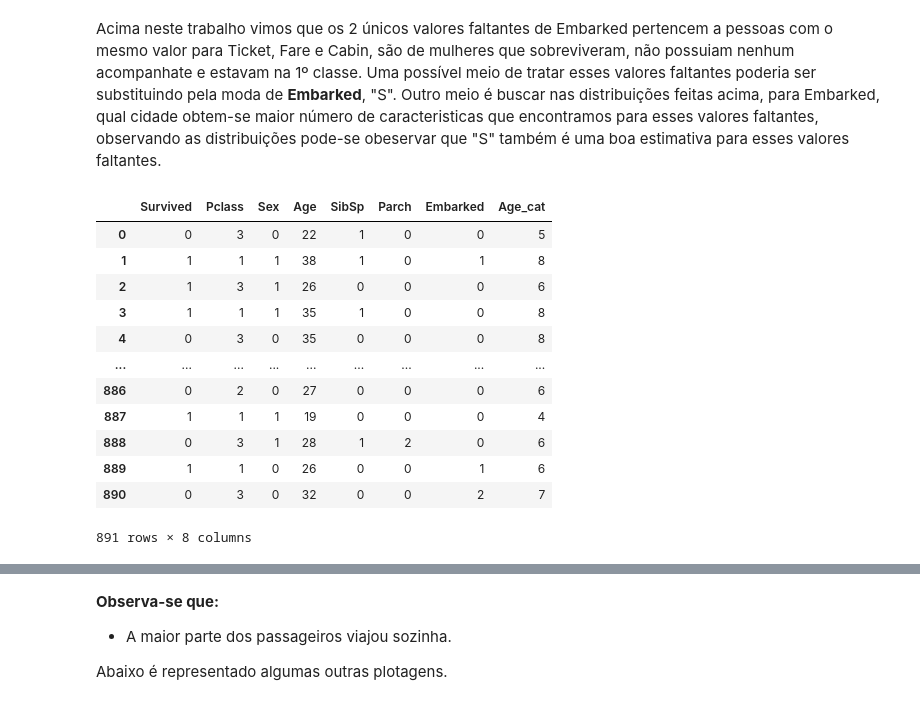
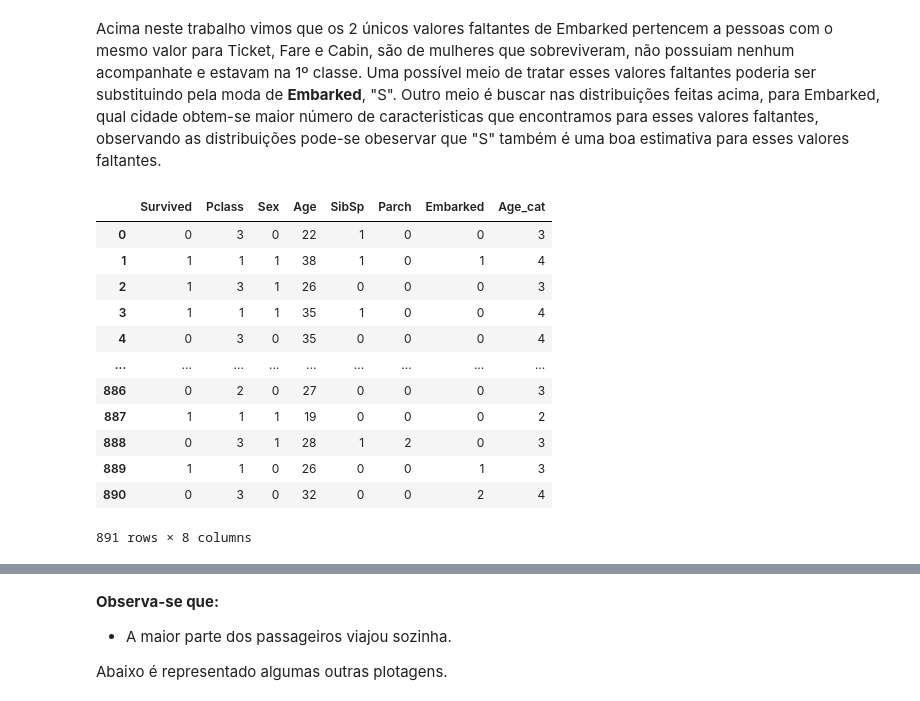
Before and after one commit to RobertGarciadSilva/python-notebooks, a Jupyter notebook: notebooks/DataTitanic/EDATitanic02.ipynb, the cells around one changed output, grey strips where cells are left out. Cells and saved outputs as stored; diff of their text form; code cells hidden in the pictures.

```diff
--- a/notebooks/DataTitanic/EDATitanic02.ipynb
+++ b/notebooks/DataTitanic/EDATitanic02.ipynb
@@ -675 +720,8 @@ dfTrain.head()
+# %%
+# data frames copy
+
+dfTrain2 = dfTrain.copy()
+dfTest2 = dfTest.copy()
+
+#dataCopy = {'dfTrain':dfTrain.copy(), 'dfTest':dfTest.copy()}
 # %%
@@ -679,7 +765,17 @@ dfTrain2 = dfTrain.copy()
 # %%
 # Dropped some columns that I will not use now.
 
-dfTrain2 = dfTrain2.drop(['PassengerId','Ticket','Fare','Cabin','Name'],1) # 1 indicating that column will be dropped.
+def drop_columns(dfData, listColumns):
+    dfData = dfData.drop(listColumns,1) # 1 indicating that column will be dropped.
+    return dfData
+
+
+dropColumns = ['PassengerId','Ticket','Fare','Cabin','Name'] # columns that will be dropped
+
+# Dropping colums dfTrain and dfTest
+dfTrain2 = drop_columns(dfTrain2, dropColumns)
+dfTest2 = drop_columns(dfTest2, dropColumns)
+
 
 #Print out current dfTrain2
 dfTrain2
@@ -702,7 +798,10 @@ dfTrain2
 
 # mapping values to Sex
 sex_map = {'male':0,'female':1}
+
+# mapping values to dfTrain and dfTest
 dfTrain2['Sex'] = dfTrain2['Sex'].map(sex_map)
+dfTest2['Sex'] = dfTest['Sex'].map(sex_map)
 
 #Print out current dfTrain2
 dfTrain2
@@ -769,24 +868,30 @@ def age_cat(x):
 
 def age_cat2(x):
     m = 1;
-    for i in range(5,61,5):
+    for i in range(10,61,10):
         if(x < i):
             x = m
             break
         m += 1;
     if(x >= 60):
-        x = 13
+        #x = 13
+        x = 7
     return x
 
-#Aplica a função age_nanToMedian a coluna Age do dfTrain2
+
+#Aplica a função age_nanToMedian a coluna Age do dfTrain2 e dfTest2
 dfTrain2['Age'] = dfTrain2['Age'].apply(age_nanToMedian)
+dfTest2['Age'] = dfTest2['Age'].apply(age_nanToMedian)
 
-#Aplica a função age_float64ToInt64 a coluna Age do dfTrain2
+
+#Aplica a função age_float64ToInt64 a coluna Age do dfTrain2 e dfTest2
 dfTrain2['Age'] = dfTrain2['Age'].apply(age_float64ToInt64)
+dfTest2['Age'] = dfTest2['Age'].apply(age_float64ToInt64)
 
 #Cria uma nova coluna, Age_cat (age categorizada), no dataFrame dfTrain2 a partir da coluna Age
 #aplicando a função age_cat
 dfTrain2['Age_cat'] = dfTrain2['Age'].map(age_cat2)
+dfTest2['Age_cat'] = dfTest2['Age'].map(age_cat2)
 
 # print out current dfTrain2
 dfTrain2
@@ -827,44 +932,47 @@ Acima neste trabalho vimos que os 2 únicos valores faltantes de Embarked perten
 # %%
 # Trabalhando com a coluna Embarked
 
 # Mapeando os valores de embarked
 def embarked_map(x):
     if(x == 'S'):
         x = 0;
     elif(x == 'C'):
         x = 1
     else:
         x = 2
     x = np.int64(x)
     return x
 
 # Substituindo os valores Nan de Embarked pela moda de Embarked
 def embarked_nanClear(x):
     if(pd.isna(x)):
         x = dfTrain2['Embarked'].mode()[0] # Obtém e atribui a 'moda' da coluna Embarked
     return x
 
+
 # Aplicando o mapeamento, embarked_map, sobre a coluna Embarked
 dfTrain2['Embarked'] = dfTrain2['Embarked'].apply(embarked_map)
+dfTest2['Embarked'] = dfTest2['Embarked'].apply(embarked_map)
 
 # Aplicando a função embarked_nanClear a coluna Embarked
 dfTrain2['Embarked'] = dfTrain2['Embarked'].map(embarked_nanClear)
+dfTest2['Embarked'] = dfTest2['Embarked'].map(embarked_nanClear)
 
 # Print out current dfTrain2
 dfTrain2
 # %% [output]
 |  | Survived | Pclass | Sex | Age | SibSp | Parch | Embarked | Age_cat |
-| 0 | 0 | 3 | 0 | 22 | 1 | 0 | 0 | 5 |
-| 1 | 1 | 1 | 1 | 38 | 1 | 0 | 1 | 8 |
-| 2 | 1 | 3 | 1 | 26 | 0 | 0 | 0 | 6 |
-| 3 | 1 | 1 | 1 | 35 | 1 | 0 | 0 | 8 |
-| 4 | 0 | 3 | 0 | 35 | 0 | 0 | 0 | 8 |
+| 0 | 0 | 3 | 0 | 22 | 1 | 0 | 0 | 3 |
+| 1 | 1 | 1 | 1 | 38 | 1 | 0 | 1 | 4 |
+| 2 | 1 | 3 | 1 | 26 | 0 | 0 | 0 | 3 |
+| 3 | 1 | 1 | 1 | 35 | 1 | 0 | 0 | 4 |
+| 4 | 0 | 3 | 0 | 35 | 0 | 0 | 0 | 4 |
 | ... | ... | ... | ... | ... | ... | ... | ... | ... |
-| 886 | 0 | 2 | 0 | 27 | 0 | 0 | 0 | 6 |
-| 887 | 1 | 1 | 1 | 19 | 0 | 0 | 0 | 4 |
-| 888 | 0 | 3 | 1 | 28 | 1 | 2 | 0 | 6 |
-| 889 | 1 | 1 | 0 | 26 | 0 | 0 | 1 | 6 |
-| 890 | 0 | 3 | 0 | 32 | 0 | 0 | 2 | 7 |
+| 886 | 0 | 2 | 0 | 27 | 0 | 0 | 0 | 3 |
+| 887 | 1 | 1 | 1 | 19 | 0 | 0 | 0 | 2 |
+| 888 | 0 | 3 | 1 | 28 | 1 | 2 | 0 | 3 |
+| 889 | 1 | 1 | 0 | 26 | 0 | 0 | 1 | 3 |
+| 890 | 0 | 3 | 0 | 32 | 0 | 0 | 2 | 4 |
 891 rows × 8 columns
 # %%
 # Criando uma nova coluna 'tam_family', tamanho da familia (acompanhantes), baseado
```
Also changed, not shown: parts of 58 cells of this notebook, 3 other files.
